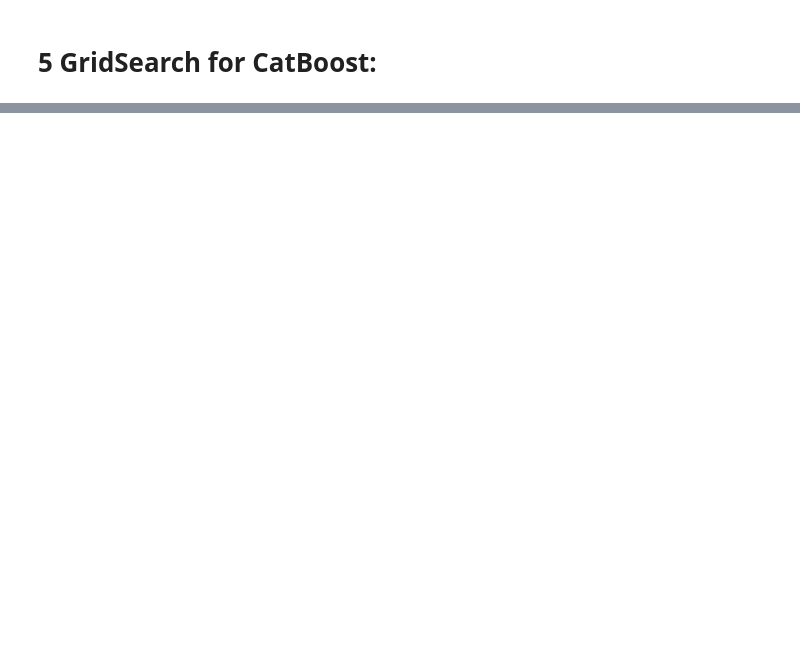
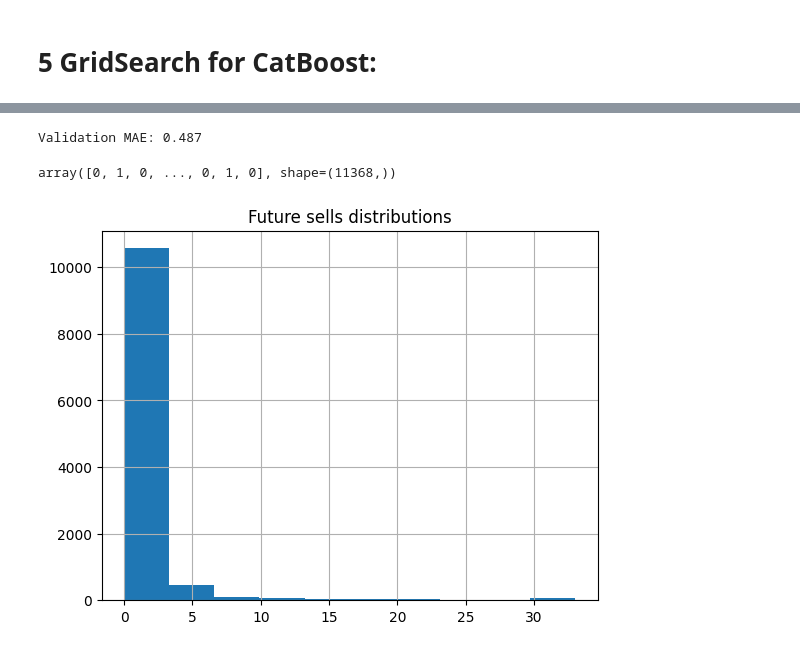
Before and after one commit to starovit/forecast-sales, a Jupyter notebook: notebooks/02_model.ipynb, the cells around one changed output, grey strips where cells are left out. Cells and saved outputs as stored; diff of their text form; code cells hidden in the pictures; blank space fills up the shorter version.

Commit message:
Cross-Validation Results and Test Indexes Sorting Fix

```diff
--- a/notebooks/02_model.ipynb
+++ b/notebooks/02_model.ipynb
@@ -392,2 +427,33 @@ print("Best score (MAE):", -grid.best_score_)
 # %%
 best_model = grid.best_estimator_
+# %%
+# Validation MAE
+y_pred_val = best_model.predict(X_val)
+mae_val = mean_absolute_error(y_val, y_pred_val)
+print(f"Validation MAE: {mae_val:.3f}")
+# %% [output]
+Validation MAE: 0.487
+# %%
+# Reread future (need index order)
+df_future = load_and_prepare_data("../data/raw/df_future.csv", reset_index=False)
+
+# Prediction
+y_pred_test_cv = best_model.predict(X_test.loc[df_future.index]) # Same indexes order as in test file
+y_pred_test_int_cv = np.round(y_pred_test_cv).clip(min=0).astype(int)
+y_pred_test_int_cv
+# %% [output]
+array([0, 1, 0, ..., 0, 1, 0], shape=(11368,))
+# %%
+# Save prediction
+df_future = load_and_prepare_data("../data/raw/df_future.csv", reset_index=False)
+df_future["sales_quantity"] = y_pred_test_int_cv
+
+# Rewrite result csv
+df_future = df_future.sort_index()
+df_future.to_csv("../results/df_future.csv")
+# %%
+df_future.sales_quantity.hist()
+plt.title("Future sells distributions")
+plt.show()
+# %% [output]
+[figure, added]
```
Also changed, not shown: parts of 8 cells of this notebook, 1 other file.
